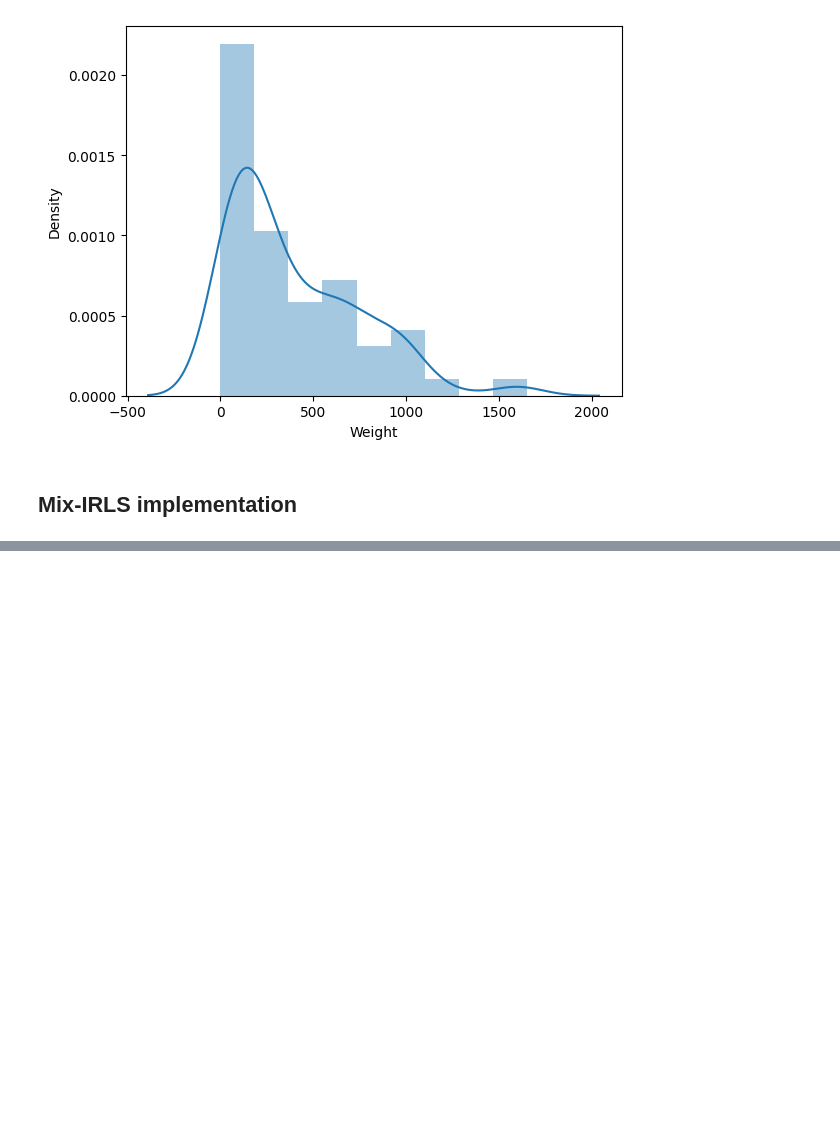
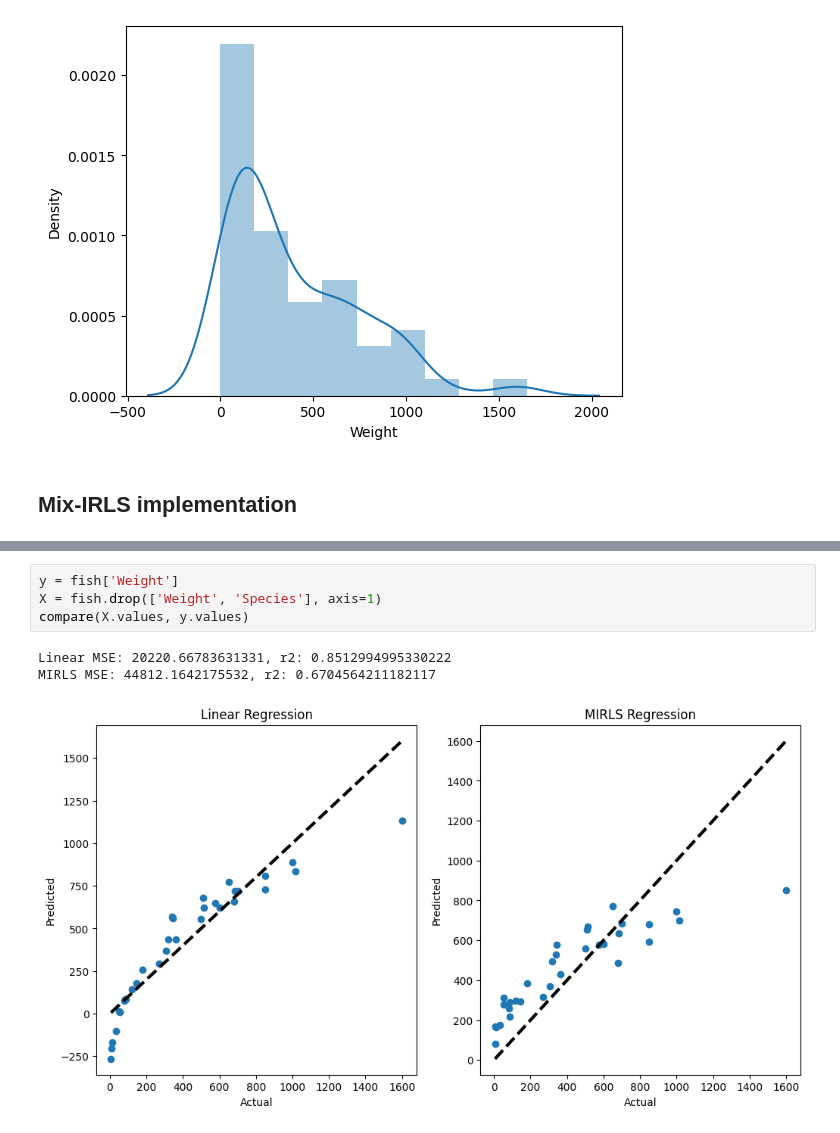
Before and after one commit to JanekDev/imbalanced-data-in-regression, a Jupyter notebook: mixed-irls.ipynb, the cells around one changed output, grey strips where cells are left out. Cells and saved outputs as stored; diff of their text form; blank space fills up the shorter version.

```diff
--- a/mixed-irls.ipynb
+++ b/mixed-irls.ipynb
@@ -220,0 +232,8 @@ InvalidIndexError: (array([ True,  True,  True, ...,  True,  True,  True]), slic
+# %%
+y = fish['Weight']
+X = fish.drop(['Weight', 'Species'], axis=1)
+compare(X.values, y.values)
+# %% [output]
+Linear MSE: 20220.66783631331, r2: 0.8512994995330222
+MIRLS MSE: 44812.1642175532, r2: 0.6704564211182117
+[figure, added]
```
Also changed, not shown: parts of 9 cells of this notebook.
